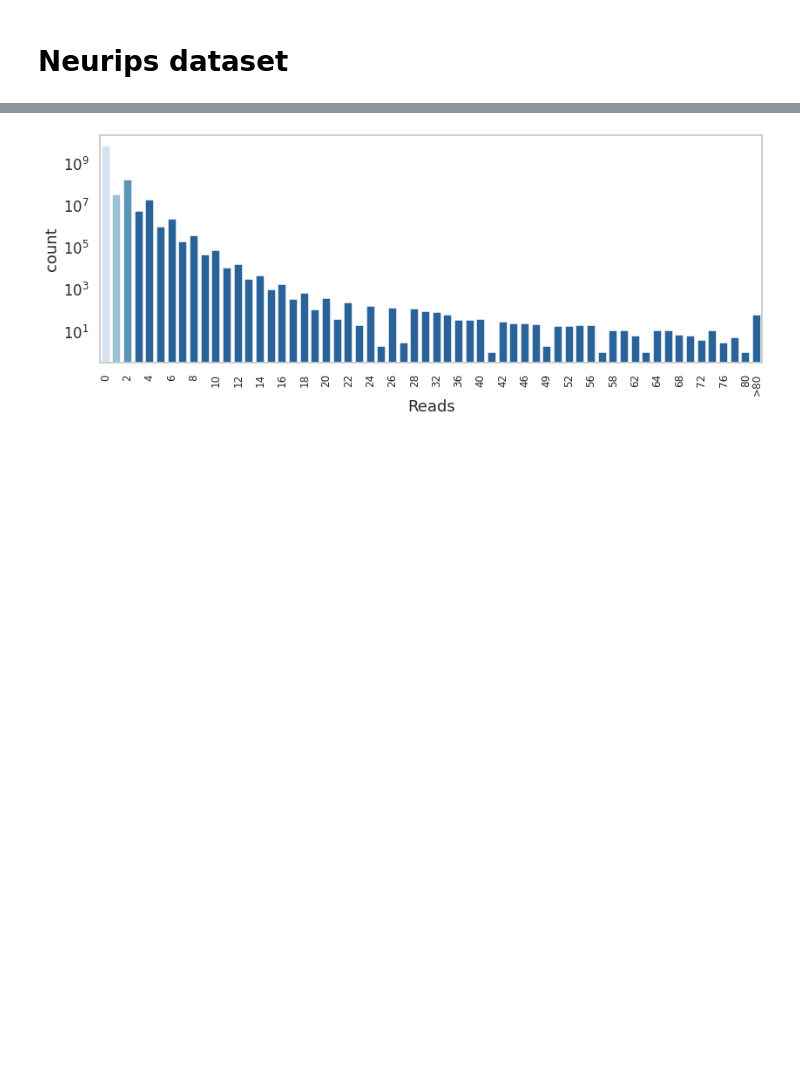
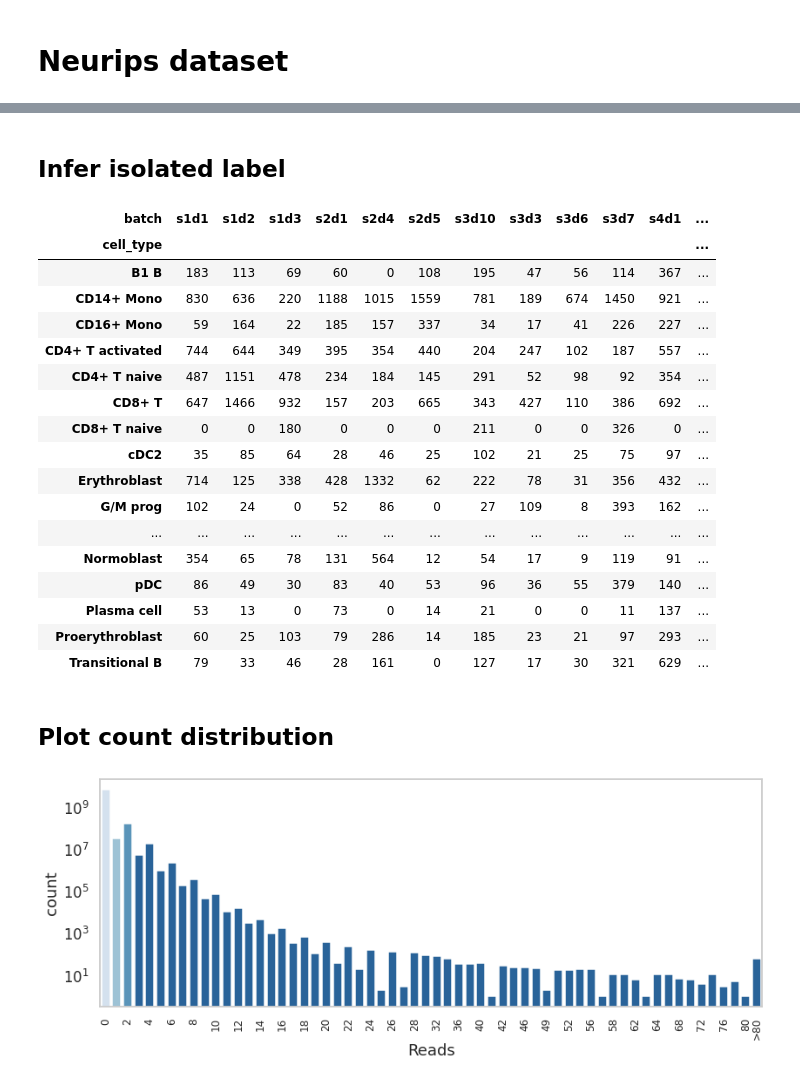
Before and after one commit to theislab/scatac_poisson_reproducibility, a Jupyter notebook: notebooks/Figure1.ipynb, the cells around one changed output, grey strips where cells are left out. Drawn from its saved outputs; the diff is of its cells as text; code cells hidden in the pictures; blank space fills up the shorter version.

```diff
--- a/notebooks/Figure1.ipynb
+++ b/notebooks/Figure1.ipynb
@@ -16,6 +17,6 @@ fig_path = '/storage/groups/ml01/workspace/laura.martens/atac_poisson_data/panel
+# %%
+data_path = 'data' # symbolic link to actual data directory
 # %% [markdown]
 # Neurips dataset
-# %%
-adata = patac.data.load_neurips(only_train=False, convert_counts = False)
-
-adata
+# %%
+adata = patac.data.load_neurips(data_path=data_path, only_train=False, convert_counts = False)
@@ -22 +32,26 @@ adata
+# %% [markdown]
+## Infer isolated label
+# %%
+pd.crosstab(adata.obs.cell_type, adata.obs.batch) # ID2-hi myeloid prog is the isolated label
+# %% [output]
+| batch | s1d1 | s1d2 | s1d3 | s2d1 | s2d4 | s2d5 | s3d10 | s3d3 | s3d6 | s3d7 | s4d1 | ... |
+| cell_type |  |  |  |  |  |  |  |  |  |  |  | ... |
+| B1 B | 183 | 113 | 69 | 60 | 0 | 108 | 195 | 47 | 56 | 114 | 367 | ... |
+| CD14+ Mono | 830 | 636 | 220 | 1188 | 1015 | 1559 | 781 | 189 | 674 | 1450 | 921 | ... |
+| CD16+ Mono | 59 | 164 | 22 | 185 | 157 | 337 | 34 | 17 | 41 | 226 | 227 | ... |
+| CD4+ T activated | 744 | 644 | 349 | 395 | 354 | 440 | 204 | 247 | 102 | 187 | 557 | ... |
+| CD4+ T naive | 487 | 1151 | 478 | 234 | 184 | 145 | 291 | 52 | 98 | 92 | 354 | ... |
+| CD8+ T | 647 | 1466 | 932 | 157 | 203 | 665 | 343 | 427 | 110 | 386 | 692 | ... |
+| CD8+ T naive | 0 | 0 | 180 | 0 | 0 | 0 | 211 | 0 | 0 | 326 | 0 | ... |
+| cDC2 | 35 | 85 | 64 | 28 | 46 | 25 | 102 | 21 | 25 | 75 | 97 | ... |
+| Erythroblast | 714 | 125 | 338 | 428 | 1332 | 62 | 222 | 78 | 31 | 356 | 432 | ... |
+| G/M prog | 102 | 24 | 0 | 52 | 86 | 0 | 27 | 109 | 8 | 393 | 162 | ... |
+| ... | ... | ... | ... | ... | ... | ... | ... | ... | ... | ... | ... | ... |
+| Normoblast | 354 | 65 | 78 | 131 | 564 | 12 | 54 | 17 | 9 | 119 | 91 | ... |
+| pDC | 86 | 49 | 30 | 83 | 40 | 53 | 96 | 36 | 55 | 379 | 140 | ... |
+| Plasma cell | 53 | 13 | 0 | 73 | 0 | 14 | 21 | 0 | 0 | 11 | 137 | ... |
+| Proerythroblast | 60 | 25 | 103 | 79 | 286 | 14 | 185 | 23 | 21 | 97 | 293 | ... |
+| Transitional B | 79 | 33 | 46 | 28 | 161 | 0 | 127 | 17 | 30 | 321 | 629 | ... |
+# %% [markdown]
+## Plot count distribution
 # %%
```
Also changed, not shown: parts of 20 cells of this notebook, 8 other files.
